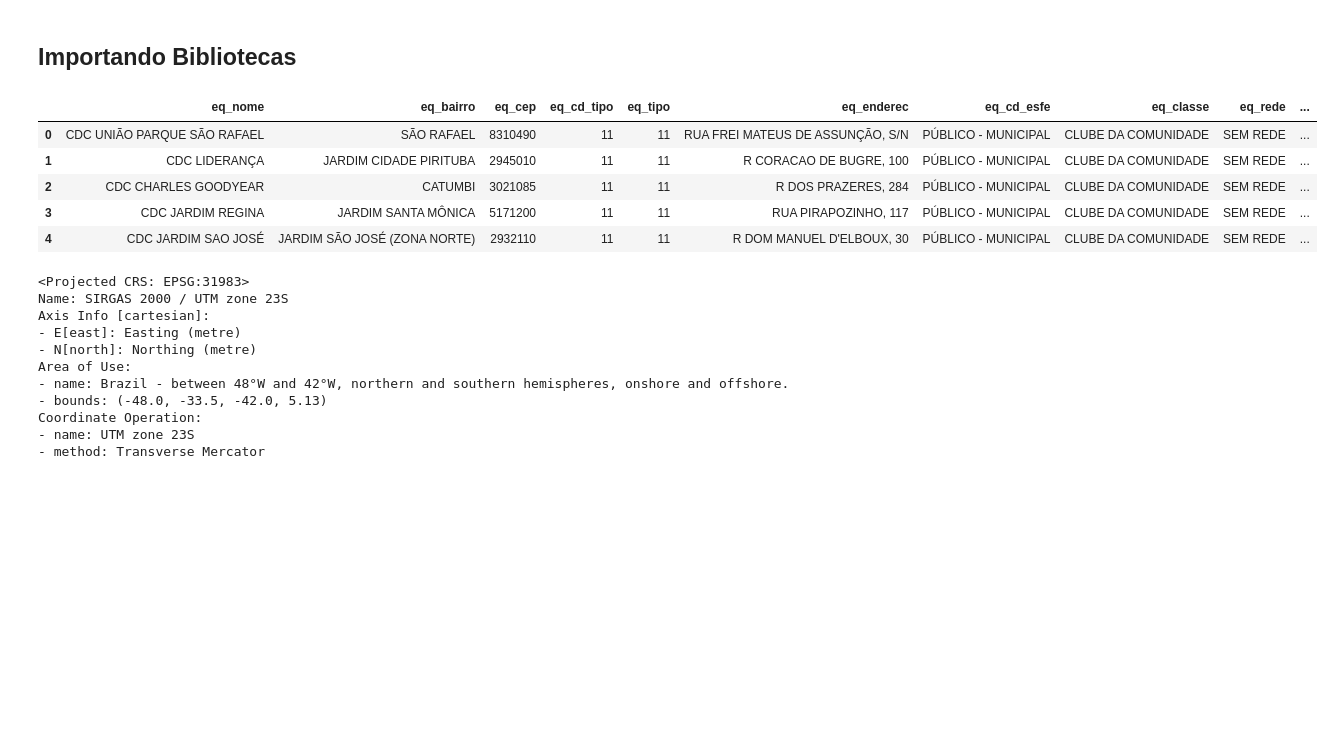
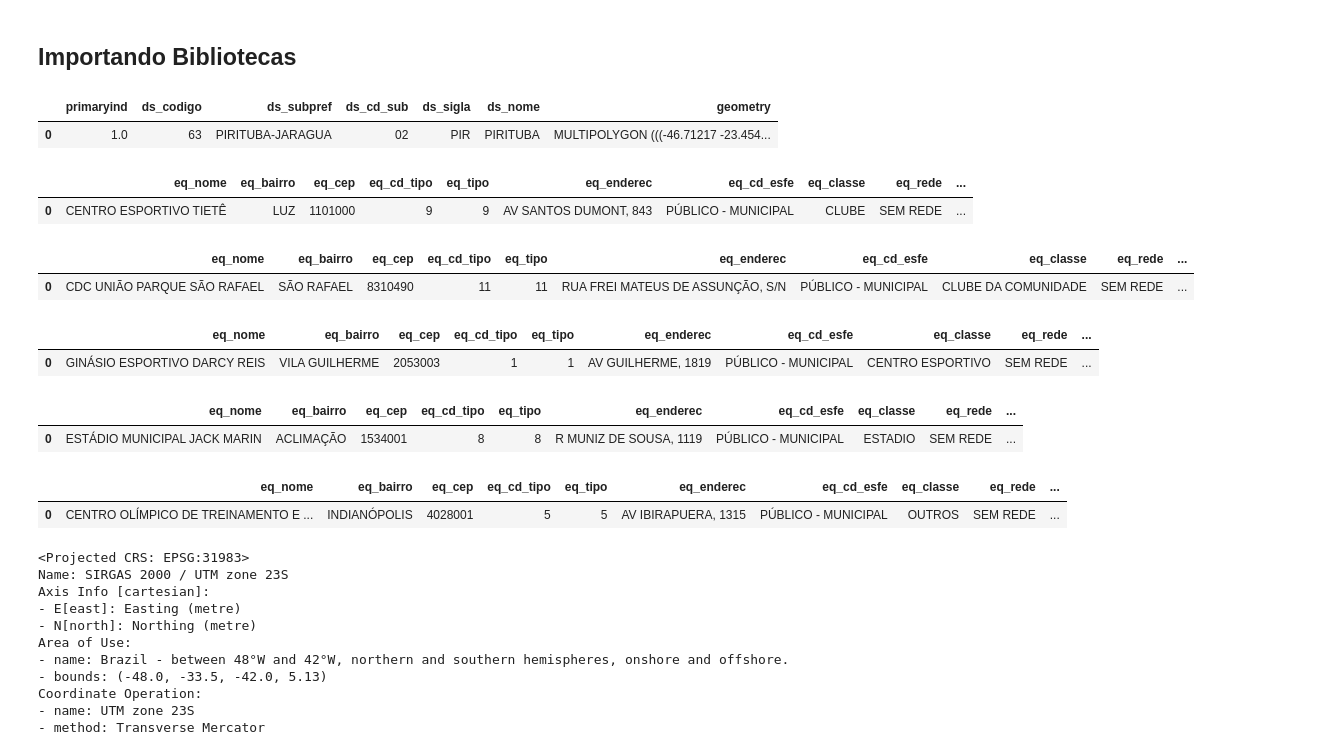
Before and after one commit to RicardoMourao-py/INFORMACOES_GEORREFERENCIADAS, a Jupyter notebook: projeto_infogeo.ipynb, the cells around one changed output. Saved outputs shown, nothing was run; the diff lists cells and outputs as text; code cells hidden in the pictures; blank space fills up the shorter version.

```diff
--- a/projeto_infogeo.ipynb
+++ b/projeto_infogeo.ipynb
@@ -35,12 +38,33 @@ equip_esporte_centro_esportivo = gpd.read_file("SIRGAS_GPKG_TEMA_ESPORTE_CENTRO
+# %%
+distritos.head(1)
+# %% [output]
+|  | primaryind | ds_codigo | ds_subpref | ds_cd_sub | ds_sigla | ds_nome | geometry |
+| 0 | 1.0 | 63 | PIRITUBA-JARAGUA | 02 | PIR | PIRITUBA | MULTIPOLYGON (((-46.71217 -23.454... |
+# %%
+equip_esporte_clube.head(1)
+# %% [output]
+|  | eq_nome | eq_bairro | eq_cep | eq_cd_tipo | eq_tipo | eq_enderec | eq_cd_esfe | eq_classe | eq_rede | ... |
+| 0 | CENTRO ESPORTIVO TIETÊ | LUZ | 1101000 | 9 | 9 | AV SANTOS DUMONT, 843 | PÚBLICO - MUNICIPAL | CLUBE | SEM REDE | ... |
 # %%
-equip_esporte_clube_comunidade.head()
+equip_esporte_clube_comunidade.head(1)
 # %% [output]
 |  | eq_nome | eq_bairro | eq_cep | eq_cd_tipo | eq_tipo | eq_enderec | eq_cd_esfe | eq_classe | eq_rede | ... |
 | 0 | CDC UNIÃO PARQUE SÃO RAFAEL | SÃO RAFAEL | 8310490 | 11 | 11 | RUA FREI MATEUS DE ASSUNÇÃO, S/N | PÚBLICO - MUNICIPAL | CLUBE DA COMUNIDADE | SEM REDE | ... |
-| 1 | CDC LIDERANÇA | JARDIM CIDADE PIRITUBA | 2945010 | 11 | 11 | R CORACAO DE BUGRE, 100 | PÚBLICO - MUNICIPAL | CLUBE DA COMUNIDADE | SEM REDE | ... |
-| 2 | CDC CHARLES GOODYEAR | CATUMBI | 3021085 | 11 | 11 | R DOS PRAZERES, 284 | PÚBLICO - MUNICIPAL | CLUBE DA COMUNIDADE | SEM REDE | ... |
-| 3 | CDC JARDIM REGINA | JARDIM SANTA MÔNICA | 5171200 | 11 | 11 | RUA PIRAPOZINHO, 117 | PÚBLICO - MUNICIPAL | CLUBE DA COMUNIDADE | SEM REDE | ... |
-| 4 | CDC JARDIM SAO JOSÉ | JARDIM SÃO JOSÉ (ZONA NORTE) | 2932110 | 11 | 11 | R DOM MANUEL D'ELBOUX, 30 | PÚBLICO - MUNICIPAL | CLUBE DA COMUNIDADE | SEM REDE | ... |
+# %%
+equip_esporte_centro_esportivo.head(1)
+# %% [output]
+|  | eq_nome | eq_bairro | eq_cep | eq_cd_tipo | eq_tipo | eq_enderec | eq_cd_esfe | eq_classe | eq_rede | ... |
+| 0 | GINÁSIO ESPORTIVO DARCY REIS | VILA GUILHERME | 2053003 | 1 | 1 | AV GUILHERME, 1819 | PÚBLICO - MUNICIPAL | CENTRO ESPORTIVO | SEM REDE | ... |
+# %%
+equip_esporte_estadio.head(1)
+# %% [output]
+|  | eq_nome | eq_bairro | eq_cep | eq_cd_tipo | eq_tipo | eq_enderec | eq_cd_esfe | eq_classe | eq_rede | ... |
+| 0 | ESTÁDIO MUNICIPAL JACK MARIN | ACLIMAÇÃO | 1534001 | 8 | 8 | R MUNIZ DE SOUSA, 1119 | PÚBLICO - MUNICIPAL | ESTADIO | SEM REDE | ... |
+# %%
+equip_esporte_outros.head(1)
+# %% [output]
+|  | eq_nome | eq_bairro | eq_cep | eq_cd_tipo | eq_tipo | eq_enderec | eq_cd_esfe | eq_classe | eq_rede | ... |
+| 0 | CENTRO OLÍMPICO DE TREINAMENTO E ... | INDIANÓPOLIS | 4028001 | 5 | 5 | AV IBIRAPUERA, 1315 | PÚBLICO - MUNICIPAL | OUTROS | SEM REDE | ... |
 # %%
 equip_esporte_clube.crs
 # %% [output]
```
Also changed, not shown: parts of 2 cells of this notebook.
